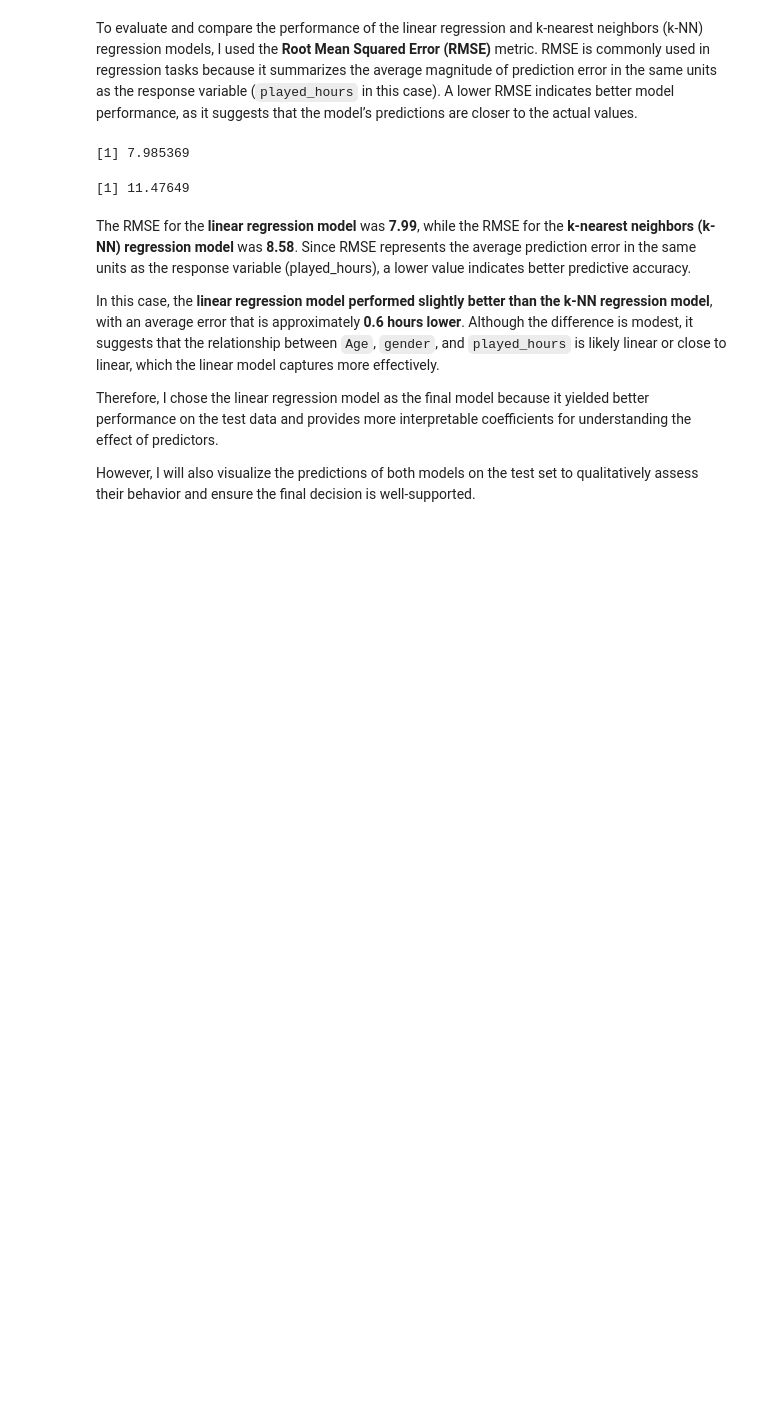
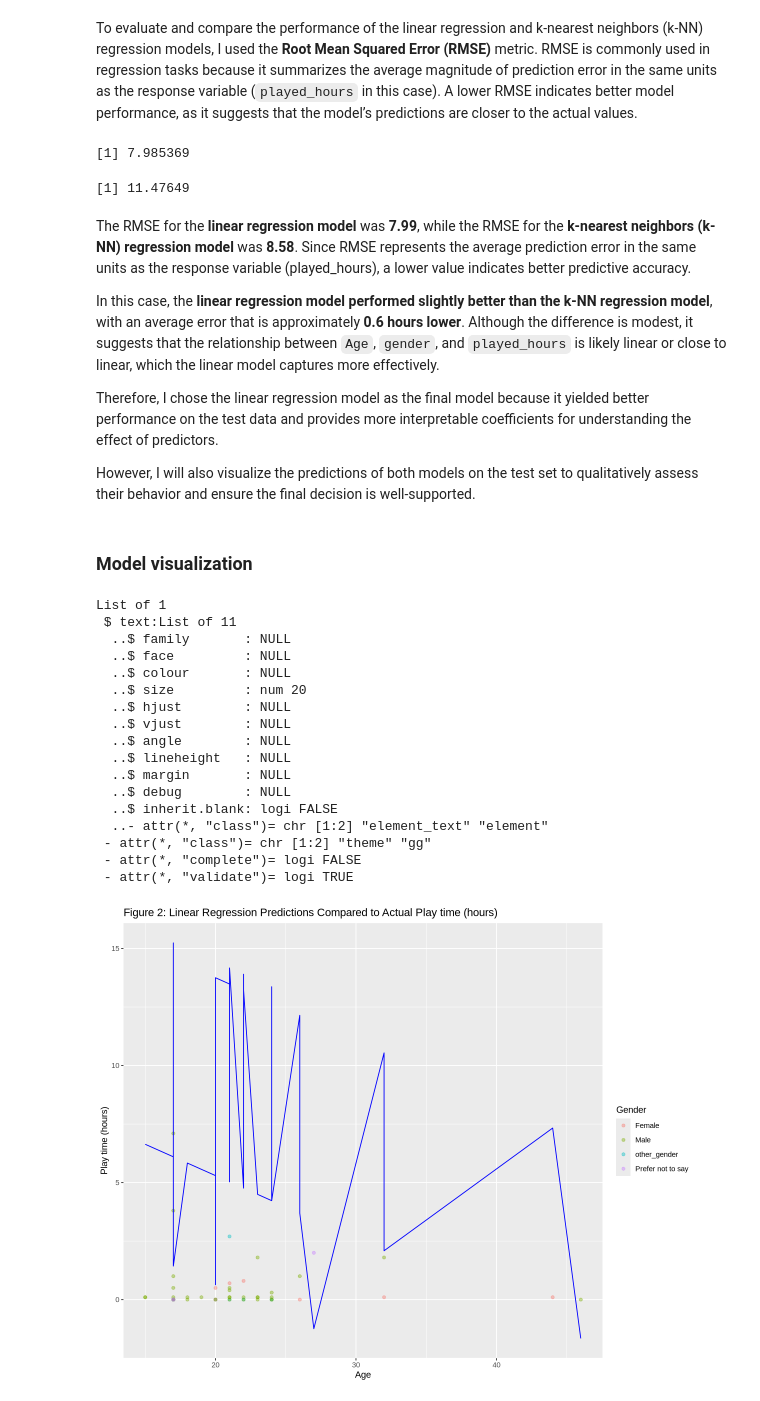
Before and after one commit to Vienne17/Project_Report_Vienne, a Jupyter notebook: Project_Report_Vienne_Meng.ipynb, the cells around one changed output. Cells and saved outputs as stored; diff of their text form; code cells hidden in the pictures; blank space fills up the shorter version.

Commit message:
Final Visual Assessment of the Linear Regression Model

```diff
--- a/Project_Report_Vienne_Meng.ipynb
+++ b/Project_Report_Vienne_Meng.ipynb
@@ -435,3 +435,38 @@ In this case, the **linear regression model performed slightly better than the k
 Therefore, I chose the linear regression model as the final model because it yielded better performance on the test data and provides more interpretable coefficients for understanding the effect of predictors.
 
 However, I will also visualize the predictions of both models on the test set to qualitatively assess their behavior and ensure the final decision is well-supported.
+# %% [markdown]
+### Model visualization
+# %%
+# Visualize Linear Regression Model.
+
+options(repr.plot.width = 10, repr.plot.height = 8)
+
+lm_preds_plot <- lm_test_predictions |>
+    ggplot(aes(x = Age, y = played_hours, color = gender)) +
+        geom_point(alpha = 0.4) +
+        geom_line(
+            mapping = aes(x = Age, y = .pred),
+            color = "blue") +
+        labs(x = "Age", y = "Play time (hours)", color = "Gender", title = "Figure 2: Linear Regression Predictions Compared to Actual Play time (hours)")
+        theme(text = element_text(size = 20))
+lm_preds_plot
+# %% [output]
+List of 1
+ $ text:List of 11
+  ..$ family       : NULL
+  ..$ face         : NULL
+  ..$ colour       : NULL
+  ..$ size         : num 20
+  ..$ hjust        : NULL
+  ..$ vjust        : NULL
+  ..$ angle        : NULL
+  ..$ lineheight   : NULL
+  ..$ margin       : NULL
+  ..$ debug        : NULL
+  ..$ inherit.blank: logi FALSE
+  ..- attr(*, "class")= chr [1:2] "element_text" "element"
+ - attr(*, "class")= chr [1:2] "theme" "gg"
+ - attr(*, "complete")= logi FALSE
+ - attr(*, "validate")= logi TRUE
+[figure, added]
```
Also changed, not shown: parts of 6 cells of this notebook.
